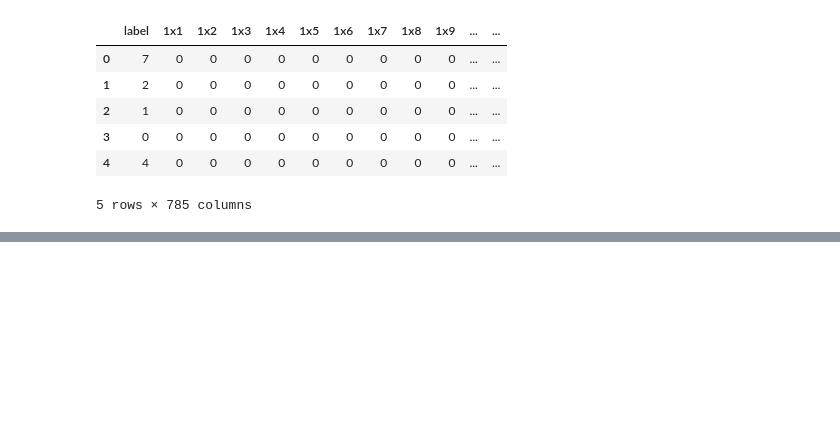
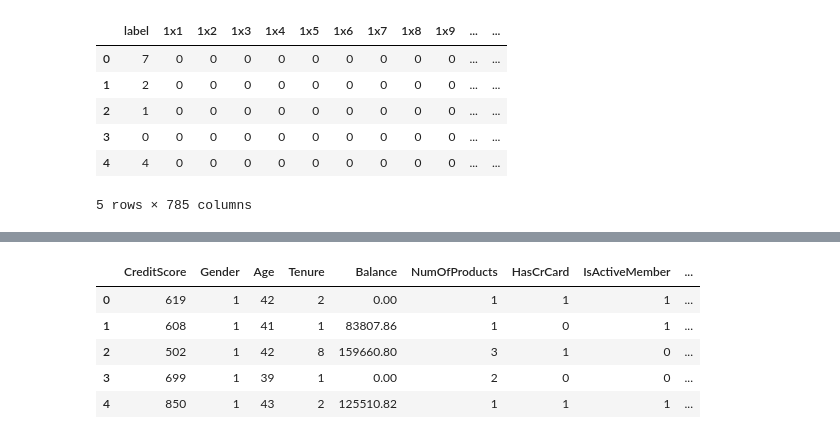
Before and after one commit to Aryanite/-Deep-learning-2025-26, a Jupyter notebook: DeepLearning.ipynb, the cells around one changed output, grey strips where cells are left out. Cells and saved outputs as stored; diff of their text form; code cells hidden in the pictures; blank space fills up the shorter version.

```diff
--- a/DeepLearning.ipynb
+++ b/DeepLearning.ipynb
@@ -72,0 +99,15 @@ df.head()
+# %%
+import kagglehub
+from kagglehub import KaggleDatasetAdapter
+
+# Set the path to the file you'd like to load
+file_path = "Churn_Modelling.csv"
+
+# Load the latest version
+df = kagglehub.load_dataset(
+  KaggleDatasetAdapter.PANDAS,
+  "shrutimechlearn/churn-modelling",
+  file_path,
+)
+
+print("First 5 records:", df.head())
@@ -72,0 +157,4 @@ df.head()
+# %%
+df["Gender"] = df["Gender"].map({"Male": 0, "Female": 1})
+# %%
+df = pd.get_dummies(df, columns=["Geography"], drop_first=True)
@@ -72,0 +169,2 @@ df.head()
+# %%
+df = df.drop(columns=["RowNumber", "CustomerId", "Surname"])
@@ -72,0 +176,9 @@ df.head()
+# %%
+df.head()
+# %% [output]
+|  | CreditScore | Gender | Age | Tenure | Balance | NumOfProducts | HasCrCard | IsActiveMember | ... |
+| 0 | 619 | 1 | 42 | 2 | 0.00 | 1 | 1 | 1 | ... |
+| 1 | 608 | 1 | 41 | 1 | 83807.86 | 1 | 0 | 1 | ... |
+| 2 | 502 | 1 | 42 | 8 | 159660.80 | 3 | 1 | 0 | ... |
+| 3 | 699 | 1 | 39 | 1 | 0.00 | 2 | 0 | 0 | ... |
+| 4 | 850 | 1 | 43 | 2 | 125510.82 | 1 | 1 | 1 | ... |
```
Also changed, not shown: parts of 12 cells of this notebook.
